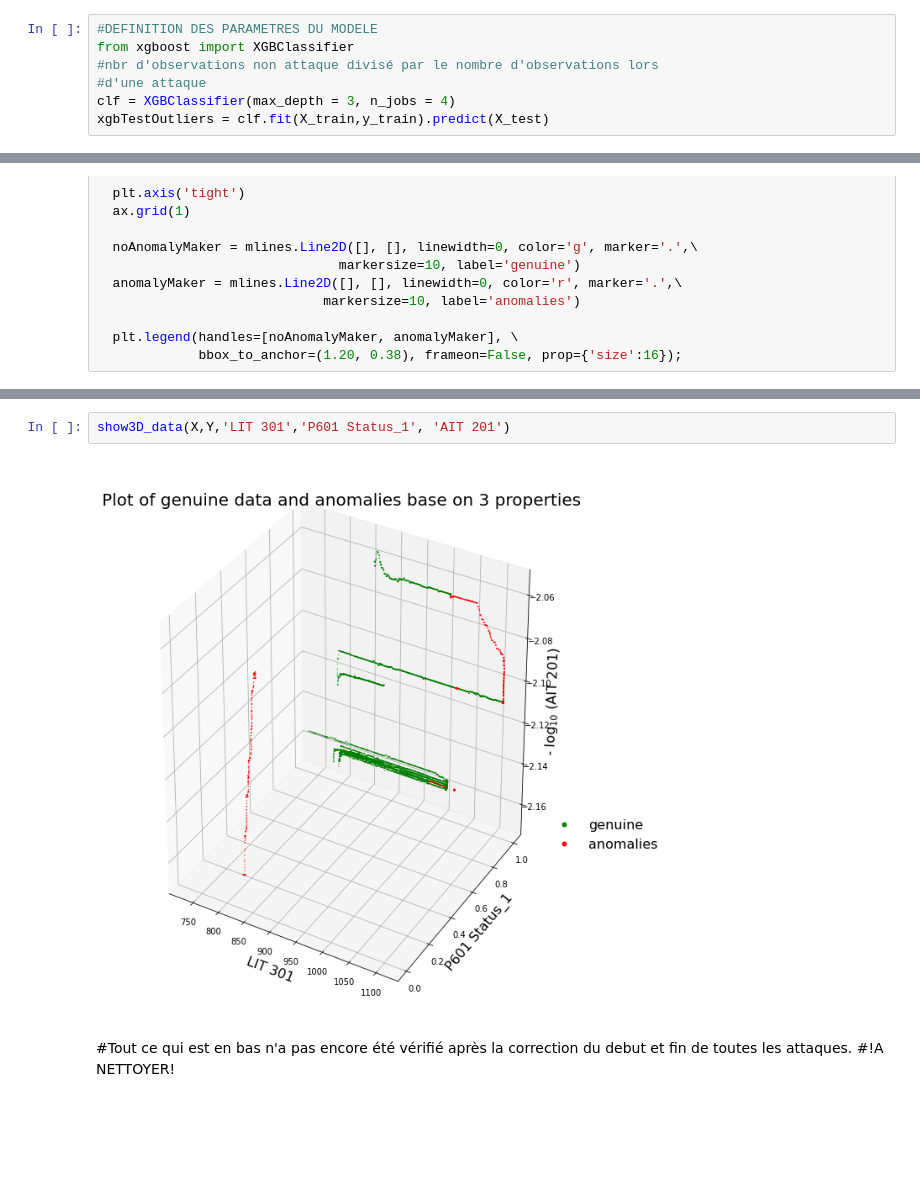
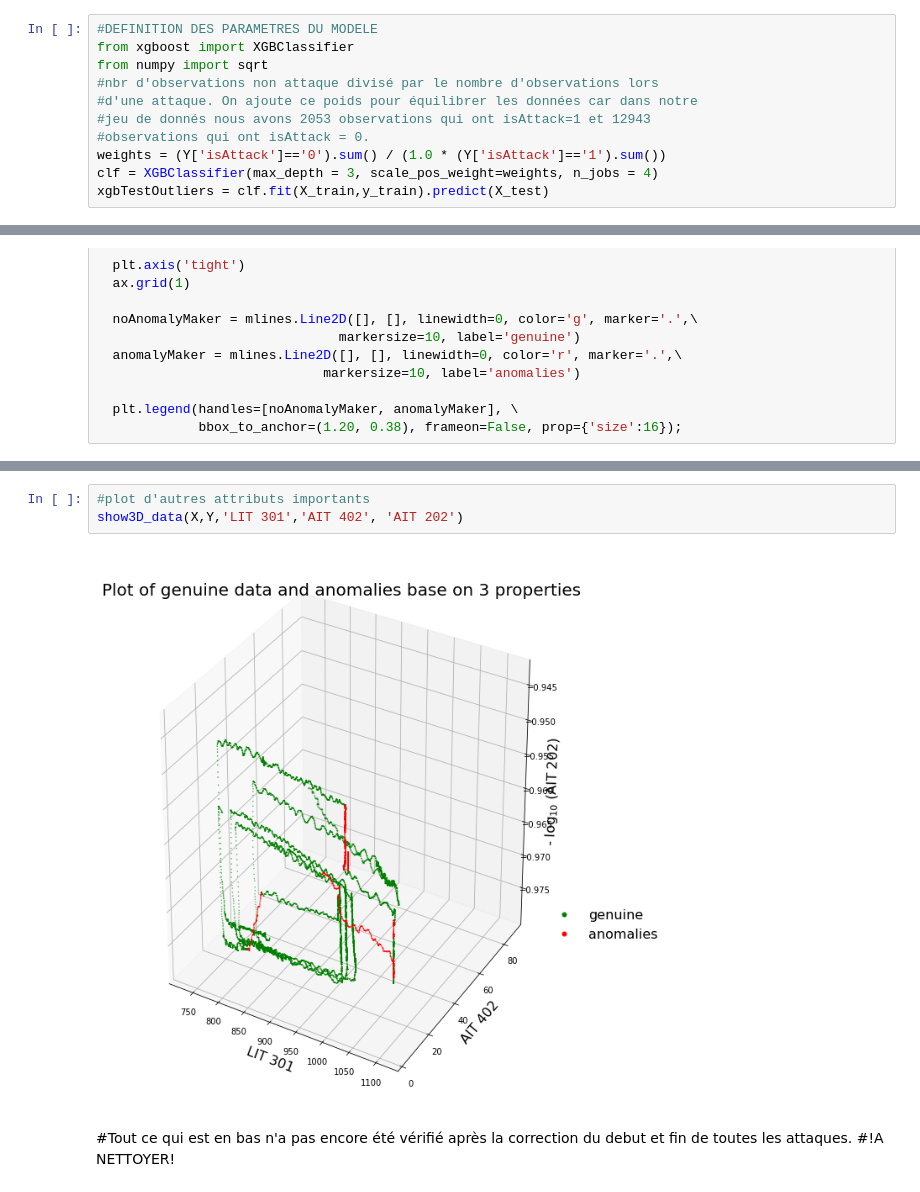
Before and after one commit to lnassabain/Anomaly-detection-and-prediction-for-Water-treatment-system, a Jupyter notebook: clean_data.ipynb, the cells around one changed output, grey strips where cells are left out. Cells and saved outputs as stored; diff of their text form; blank space fills up the shorter version.

Commit message:
Correction erreur XGBoost weights

```diff
--- a/clean_data.ipynb
+++ b/clean_data.ipynb
@@ -907,9 +907,13 @@ X_train, X_test, y_train, y_test = train_test_split(X, Y, test_size = 0.2,\
 # %%
 #DEFINITION DES PARAMETRES DU MODELE
 from xgboost import XGBClassifier
+from numpy import sqrt
 #nbr d'observations non attaque divisé par le nombre d'observations lors
-#d'une attaque
-clf = XGBClassifier(max_depth = 3, n_jobs = 4)
+#d'une attaque. On ajoute ce poids pour équilibrer les données car dans notre
+#jeu de donnés nous avons 2053 observations qui ont isAttack=1 et 12943
+#observations qui ont isAttack = 0.
+weights = (Y['isAttack']=='0').sum() / (1.0 * (Y['isAttack']=='1').sum())
+clf = XGBClassifier(max_depth = 3, scale_pos_weight=weights, n_jobs = 4)
 xgbTestOutliers = clf.fit(X_train,y_train).predict(X_test)
 # %%
 #EVALUATION DE L'EFFICACITE DE L'ALGO
@@ -1054,7 +1063,8 @@ def show3D_data(X, Y, x_axis_name, y_axis_name, z_axis_name):
 # %%
-show3D_data(X,Y,'LIT 301','P601 Status_1', 'AIT 201')
+#plot d'autres attributs importants
+show3D_data(X,Y,'LIT 301','AIT 402', 'AIT 202')
 # %% [output]
-[figure, old version]
+[figure, new version]
 # %% [markdown]
 #Tout ce qui est en bas n'a pas encore été vérifié après la correction du debut et fin de toutes les attaques.
 #!A NETTOYER!
```
Also changed, not shown: parts of 6 cells of this notebook.
